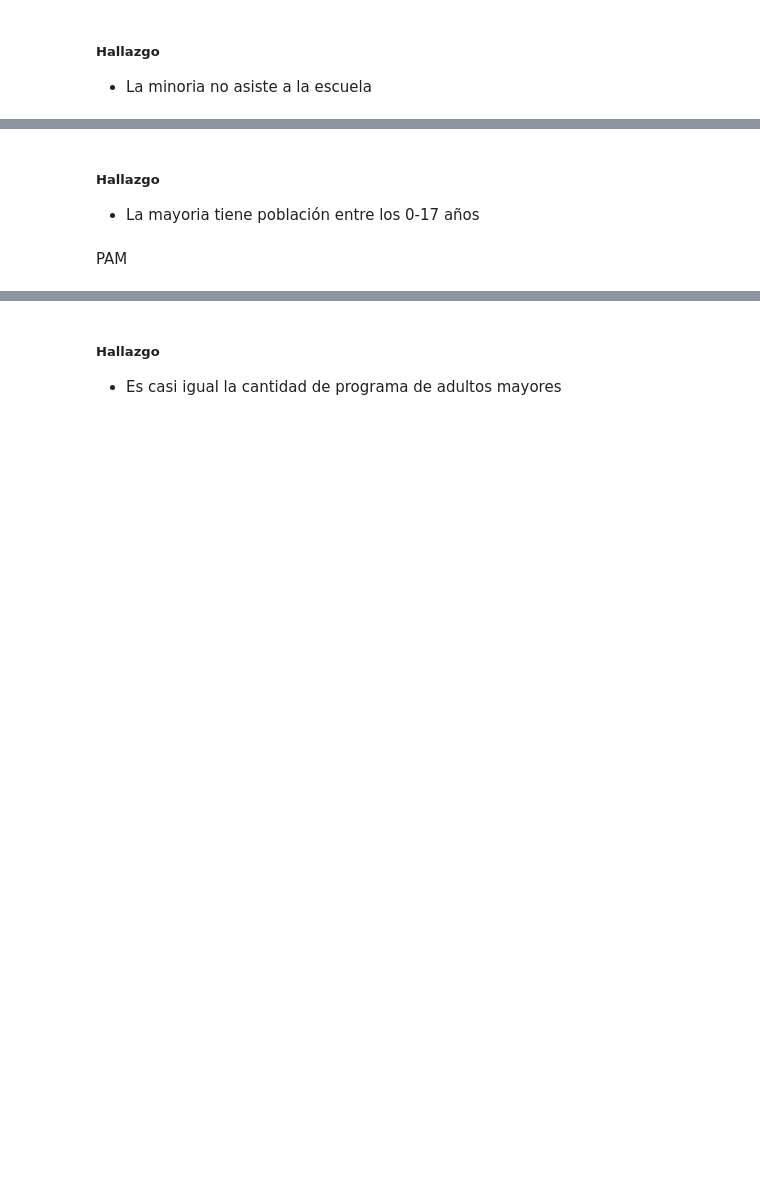
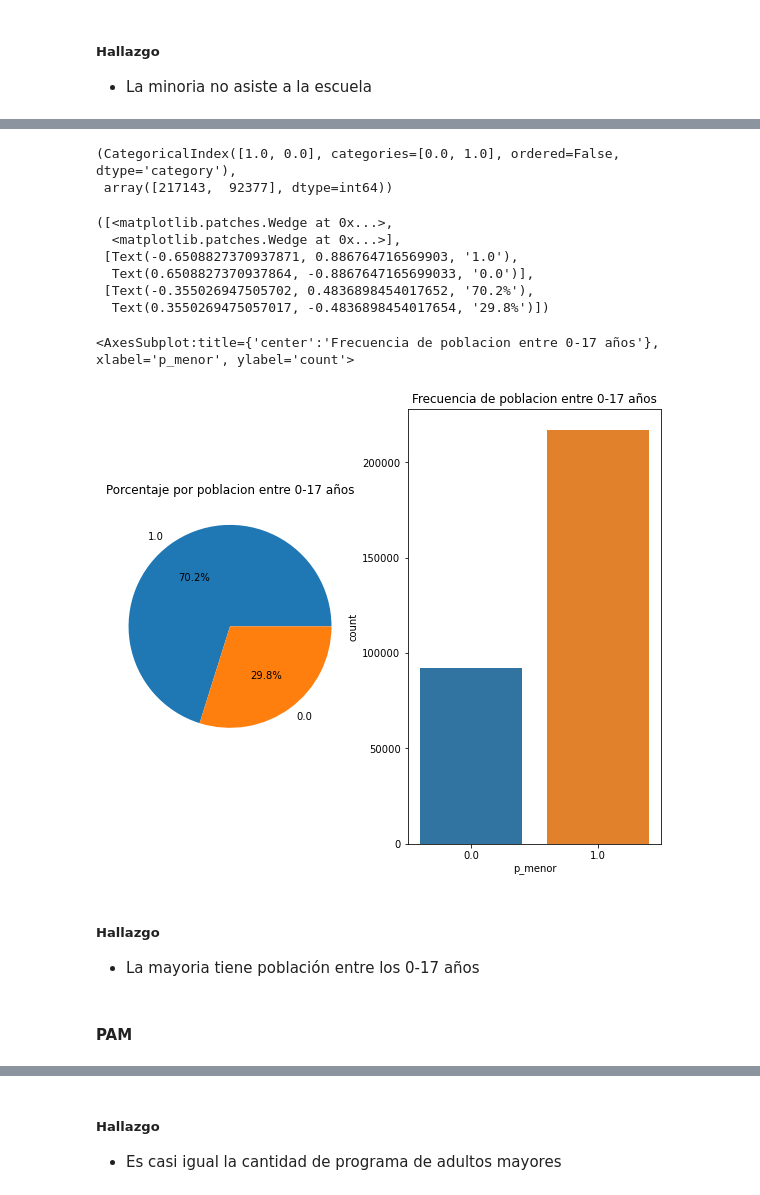
Before and after one commit to Sofia-VA/Proyecto-PAD, a Jupyter notebook: E1/EDA_Univariable.ipynb, the cells around one changed output, grey strips where cells are left out. Saved outputs shown, nothing was run; the diff lists cells and outputs as text; code cells hidden in the pictures; blank space fills up the shorter version.

```diff
--- a/E1/EDA_Univariable.ipynb
+++ b/E1/EDA_Univariable.ipynb
@@ -949,18 +1253,30 @@ prop_idmen
 # %%
-freq = df.id_men.value_counts()
+freq = df.p_menor.value_counts()
 freq.index, freq.values
+# %% [output]
+(CategoricalIndex([1.0, 0.0], categories=[0.0, 1.0], ordered=False, dtype='category'),
+ array([217143,  92377], dtype=int64))
 # %%
 fig,ax = plt.subplots(1,2,figsize=(10,8))
 ax[0].title.set_text('Porcentaje por poblacion entre 0-17 años')
 ax[1].title.set_text('Frecuencia de poblacion entre 0-17 años')
 ax[0].pie(prop_idmen, labels=prop_idmen.index, autopct='%.1f%%')
-sns.countplot(data=df, x ="id_men",ax=ax[1])
+sns.countplot(data=df, x ="p_menor",ax=ax[1])
 plt.show()
+# %% [output]
+([<matplotlib.patches.Wedge at 0x...>,
+  <matplotlib.patches.Wedge at 0x...>],
+ [Text(-0.6508827370937871, 0.886764716569903, '1.0'),
+  Text(0.6508827370937864, -0.8867647165699033, '0.0')],
+ [Text(-0.355026947505702, 0.4836898454017652, '70.2%'),
+  Text(0.3550269475057017, -0.4836898454017654, '29.8%')])
+<AxesSubplot:title={'center':'Frecuencia de poblacion entre 0-17 años'}, xlabel='p_menor', ylabel='count'>
+[figure, added]
 # %% [markdown]
 ##### Hallazgo
 + La mayoria tiene población entre los 0-17 años
-# %% [markdown]
-PAM
+# %% [markdown]
+#### PAM
 # %%
 prop_pam = df.pam.value_counts(normalize=True)
 prop_pam
```
Also changed, not shown: parts of 214 cells of this notebook.
